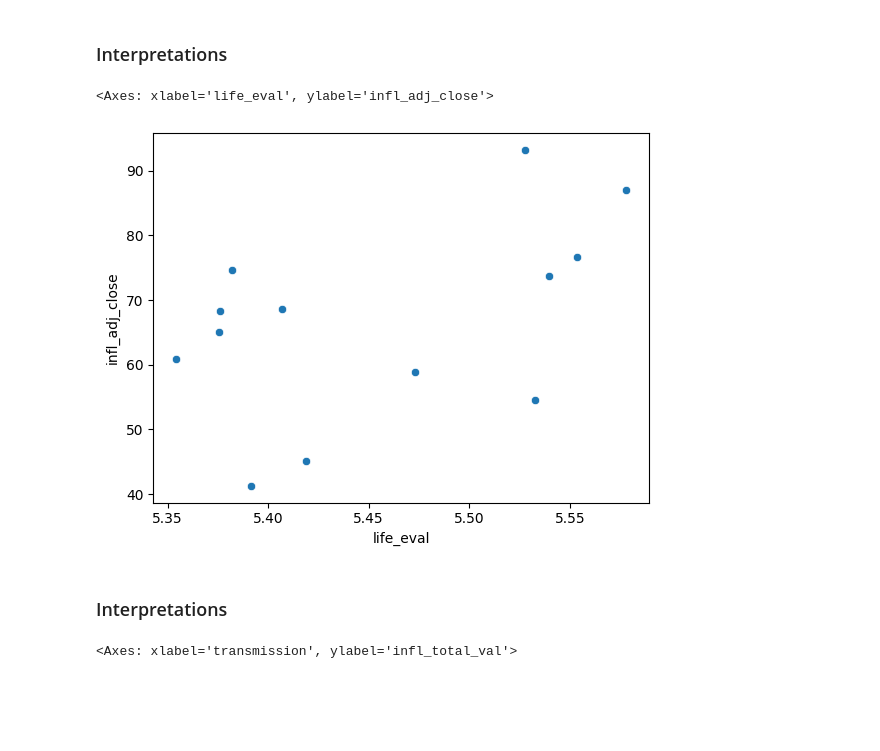
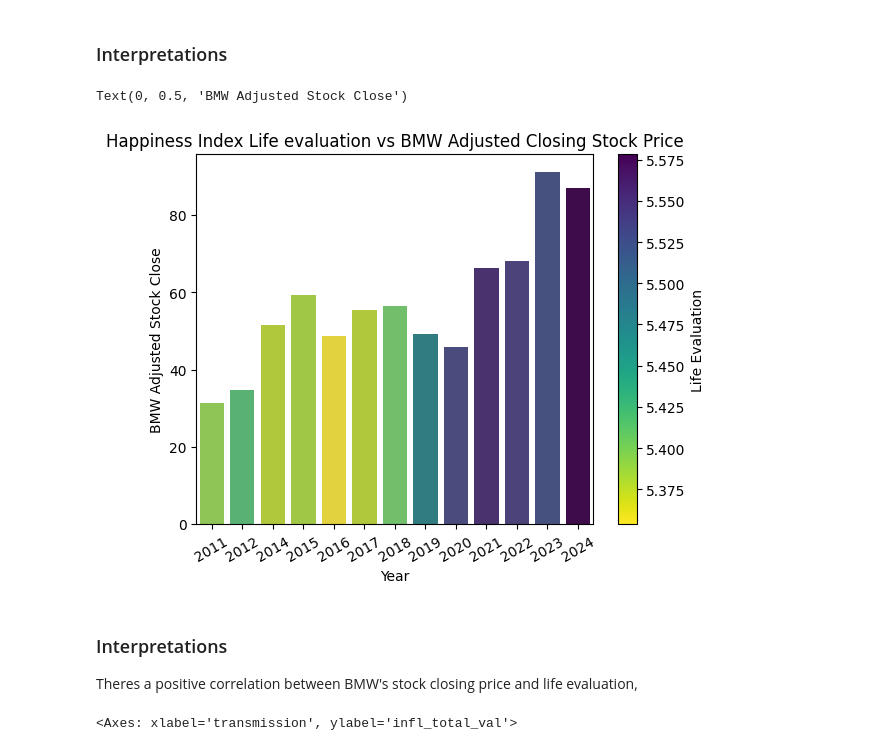
Before and after one commit to Kev-in123/DATA-200-Midterm, a Jupyter notebook: Midterm.ipynb, the cells around one changed output. Drawn from its saved outputs; the diff is of its cells as text; code cells hidden in the pictures; blank space fills up the shorter version.

```diff
--- a/Midterm.ipynb
+++ b/Midterm.ipynb
@@ -157,13 +137,21 @@ Text(0, 0.5, 'Stock Close Value (inflation adjusted)')
 -
 # %% [markdown]
 ### Interpretations
-# %%
-sns.scatterplot(happy_bmw, x="life_eval", y="infl_adj_close")
-# %% [output]
-<Axes: xlabel='life_eval', ylabel='infl_adj_close'>
-[figure, removed]
+# %%
+happy_bmw = pd.merge(tidy_happy,avg_year, on="year")
+ax2 =sns.barplot(happy_bmw,x="year",hue="life_eval",palette="viridis_r", y="adj_close", legend=False)
+
+plt.colorbar(ScalarMappable(cmap="viridis_r", norm = Normalize(min(happy_bmw["life_eval"]), max(happy_bmw["life_eval"]))), ax=ax2).set_label("Life Evaluation")
+plt.title("Happiness Index Life evaluation vs BMW Adjusted Closing Stock Price")
+plt.xticks(rotation = 30)
+plt.xlabel("Year")
+plt.ylabel("BMW Adjusted Stock Close")
+# %% [output]
+Text(0, 0.5, 'BMW Adjusted Stock Close')
+[figure, new version]
 # %% [markdown]
 ### Interpretations
+Theres a positive correlation between BMW's stock closing price and life evaluation,
 # %%
 # Not sure if this is a significant plot yet
 sns.barplot(data=model_release, y="infl_total_val", x = "transmission")
```
Also changed, not shown: parts of 1 cell of this notebook.
